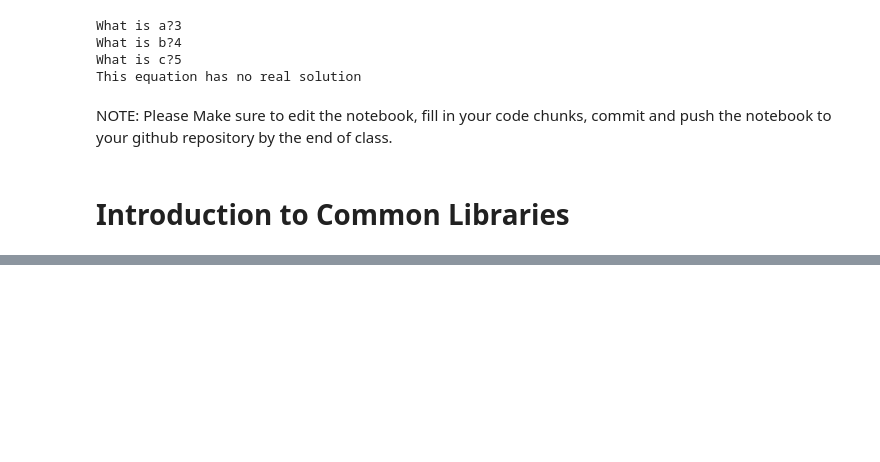
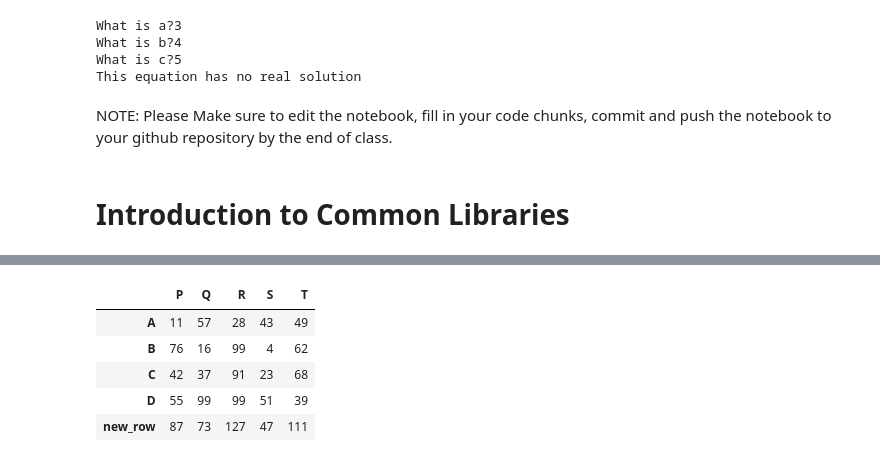
Before and after one commit to vardayini/MEM_FDS_Fall18_Lab_Tutorials, a Jupyter notebook: Lab_1_11-6-18.ipynb, the cells around one changed output, grey strips where cells are left out. Saved outputs shown, nothing was run; the diff lists cells and outputs as text; code cells hidden in the pictures; blank space fills up the shorter version.

```diff
--- a/Lab_1_11-6-18.ipynb
+++ b/Lab_1_11-6-18.ipynb
@@ -351,0 +606,15 @@ NOTE: Please Make sure to edit the notebook, fill in your code chunks, commit an
+# %%
+# How to delete rows and columns , we use the .drop syntax
+# if you want to drop columns, you give axis =1.
+# in Python, and in especially pandas, axis =1 indicates columns and axis=0 indicates rows
+df.drop('new_col',axis=1, inplace = True)
+# %%
+# It wont drop the column until you give inplace= True condition
+df
+# %% [output]
+|  | P | Q | R | S | T |
+| A | 11 | 57 | 28 | 43 | 49 |
+| B | 76 | 16 | 99 | 4 | 62 |
+| C | 42 | 37 | 91 | 23 | 68 |
+| D | 55 | 99 | 99 | 51 | 39 |
+| new_row | 87 | 73 | 127 | 47 | 111 |
```
Also changed, not shown: parts of 94 cells of this notebook, 1 other file.
